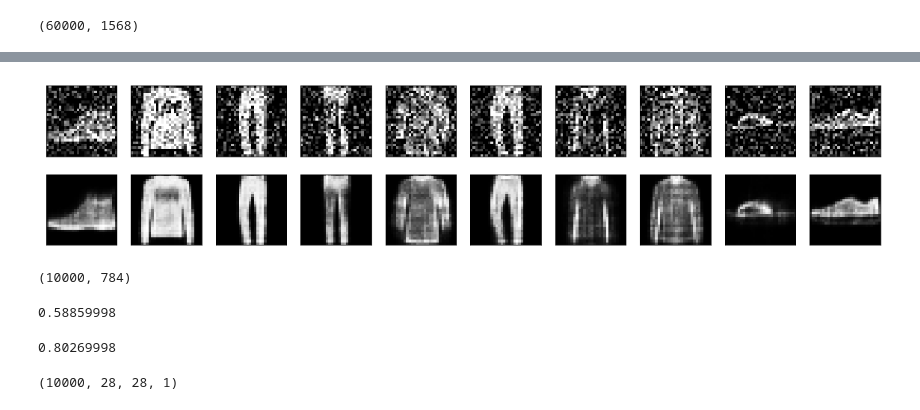
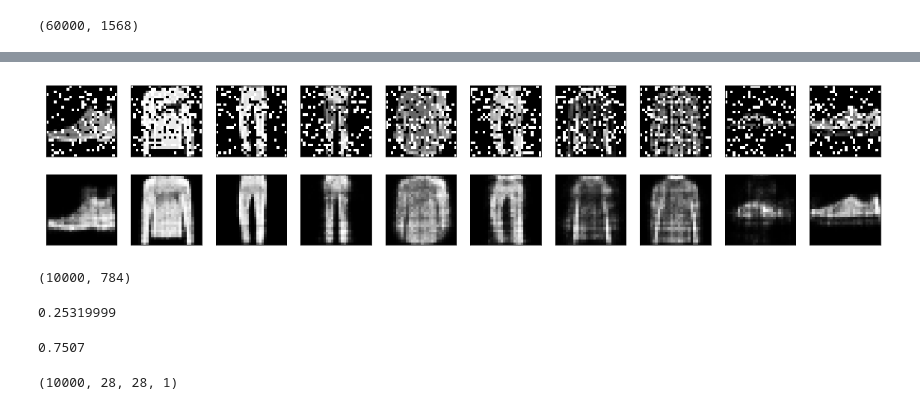
Before and after one commit to psr6275/Projected-Autoencoder, a Jupyter notebook: jupyter/PAE_main_adv.ipynb, the cells around one changed output, grey strips where cells are left out. Cells and saved outputs as stored; diff of their text form; code cells hidden in the pictures.

```diff
--- a/jupyter/PAE_main_adv.ipynb
+++ b/jupyter/PAE_main_adv.ipynb
@@ -190,28 +188,28 @@ Epoch 50/50
 <keras.callbacks.History at 0x...>
 # %%
-xtest_o,xtest_n = corrupt(xtest,scale =0.3)
+xtest_o,xtest_n = corrupt(xtest,scale =0.3,noise_type='peppSalt')
 decoded_imgs = autoencoder.predict(xtest_n)
 
 n=10
 plt.figure(figsize = (20,4))
 for i in range(n):
     # Display Original
     ax = plt.subplot(2,n,i+1)
     plt.imshow(xtest_n[i].reshape(28,28))
     plt.gray()
     ax.get_xaxis().set_visible(False)
     ax .get_yaxis().set_visible(False)
 
     # Display Reconstruction
     ax = plt.subplot(2,n,i+1+n)
     plt.imshow(decoded_imgs[i].reshape(28,28))
     plt.gray()
     ax.get_xaxis().set_visible(False)
     ax.get_yaxis().set_visible(False)
 
 plt.show()
 # %% [output]
-[figure, old version]
+[figure, new version]
 # %%
 print(xtest_n.shape)
 # %% [output]
@@ -219,11 +217,11 @@ print(xtest_n.shape)
 # %%
 mnist_cnn.accuracy_score(xtest_n.reshape(-1,28,28,1),Y_test)
 # %% [output]
-0.58859998
+0.25319999
 # %%
 mnist_cnn.accuracy_score(decoded_imgs.reshape(-1,28,28,1),Y_test)
 # %% [output]
-0.80269998
+0.7507
 # %%
 print(mnist_cnn.advX.shape)
 # %% [output]
```
Also changed, not shown: parts of 12 cells of this notebook, 1 other file.
